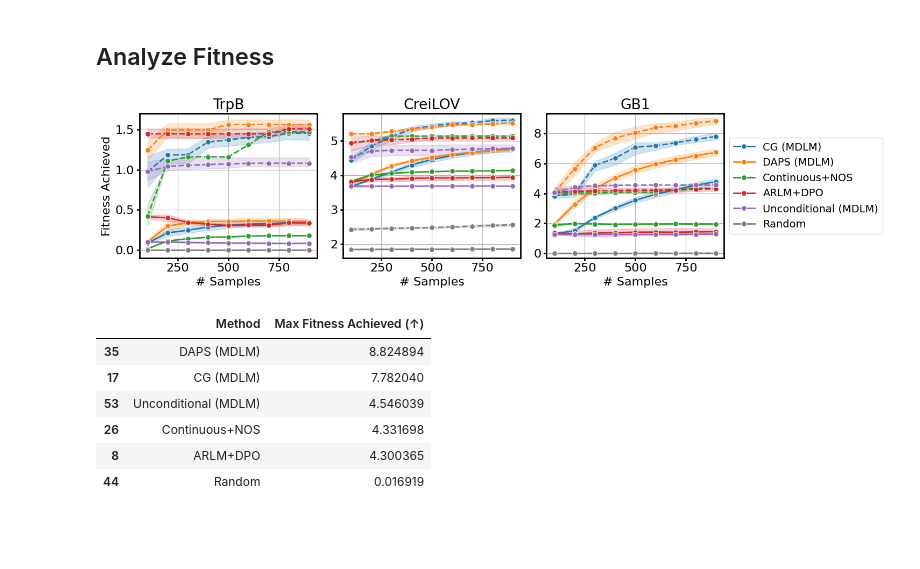
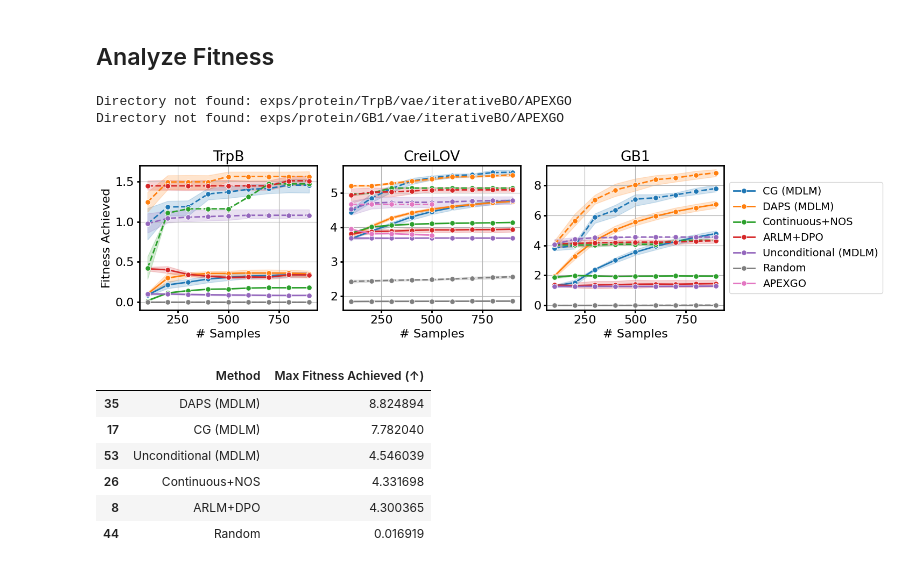
Before and after one commit to Komod0D/SGPO, a Jupyter notebook: analysis.ipynb, the cells around one changed output. Drawn from its saved outputs; the diff is of its cells as text; code cells hidden in the pictures; blank space fills up the shorter version.

Commit message:
added support for random multiple iterations of APEXGO

```diff
--- a/analysis.ipynb
+++ b/analysis.ipynb
@@ -1176,8 +1176,8 @@ proteins = ["TrpB", "CreiLOV", "GB1"]
 tasks = ["unconstrained"] #["", "unconstrained"]
 #colors= ["tab:red", "tab:purple"]
 # colors = sns.color_palette("tab10")
-colors1 = ["tab:blue", "tab:orange","tab:green", "tab:red", "tab:purple", "tab:gray"]
-colors2 = ["tab:blue", "tab:orange", "tab:red", "tab:purple", "tab:gray"]
+colors1 = ["tab:blue", "tab:orange","tab:green", "tab:red", "tab:purple", "tab:gray", "tab:pink"]
+colors2 = ["tab:blue", "tab:orange", "tab:red", "tab:purple", "tab:gray", "tab:pink"]
 old_path = "/disk1/jyang4/repos/guided-discrete-diffusion/"
 
 for i, protein in enumerate(proteins):
@@ -1231,7 +1231,26 @@ for i, protein in enumerate(proteins):
             nos_df["method"] = "Continuous+NOS"
             all_dfs.append(nos_df)
 
-            method_dict= {"cls_guidance": "CG (MDLM)", "DAPS": "DAPS (MDLM)", "DPO": "DPO", "random": "Random", "cls_guidance_unconstrained": "CLS Guidance", "DAPS_unconstrained": "DAPS", "DPO_unconstrained": "DPO", "NOS": "NOS"}
+            #APEXGO results
+            try:
+                dfs = []
+                path = f"exps/protein/{protein}/vae/iterativeBO/APEXGO"
+                #read all csvs in this folder
+                for file in os.listdir(path):
+                    if file.endswith(".csv"):
+                        df = pd.read_csv(os.path.join(path, file))
+                        df["method"] = "APEXGO"
+                        #subtract 1 from the round column
+                        df["round"] = df["round"] - 1
+                        dfs.append(df)
+                apexgo_df = pd.concat(dfs)
+                all_dfs.append(apexgo_df)
+            #except directory not found
+            except FileNotFoundError:
+                print(f"Directory not found: {path}")
+
+
+            method_dict= {"cls_guidance": "CG (MDLM)", "DAPS": "DAPS (MDLM)", "DPO": "DPO", "random": "Random", "cls_guidance_unconstrained": "CLS Guidance", "DAPS_unconstrained": "DAPS", "DPO_unconstrained": "DPO", "NOS": "NOS", "APEXGO": "APEXGO"}
             model_dict = {"continuous": "Continuous", "d3pm_finetune": "D3PM", "causalLM_finetune": "LM", "mdlm": "MDLM"}
 
             colors = colors1
@@ -1262,7 +1281,7 @@ for i, protein in enumerate(proteins):
                         colors = colors2
                         continue
 
-            hue_order += ["Continuous+NOS", "ARLM+DPO", "Unconditional (MDLM)", "Random"]
+            hue_order += ["Continuous+NOS", "ARLM+DPO", "Unconditional (MDLM)", "Random", "APEXGO"]
 
             all_df = pd.concat(all_dfs)
             all_df["fitness"] = all_df["fitness"].clip(lower=0) #for TrpB, round up negative predicted values to 0
@@ -1343,34 +1362,36 @@ for i, protein in enumerate(proteins):
                 plt.ylim(1.6, 5.8)
             elif protein == "GB1":
                 plt.ylim(-0.3, 9.3)
                 plt.xlabel("# Samples")
 
             if counter > 1:
                 plt.ylabel("")
             else:
                 plt.ylabel("Fitness Achieved")
 
             # if k == 0:
             #     plt.ylabel("Fitness Achieved")
             # else:
             #     plt.ylabel("")
             #     plt.gca().set_yticklabels([])
             #     if counter == 1:
             #         plt.title("max 4 mutations")
             #     else:
             #         plt.title("unconstrained")
 
             #plt.ylabel("")
             # if counter in [2,4]:
             #     plt.ylabel("")
             # else:
             #     plt.ylabel(protein + " Fitness")
             plt.grid()
 
     plt.tight_layout()
     #plt.savefig(f"figures/{algo}.svg")
 # %% [output]
+Directory not found: exps/protein/TrpB/vae/iterativeBO/APEXGO
+Directory not found: exps/protein/GB1/vae/iterativeBO/APEXGO
-[figure, old version]
+[figure, new version]
 # %%
 #groupby mean of repeat
 grouped = max_df.groupby(["method", "round"]).mean().reset_index()
```
Also changed, not shown: 3 other files.
